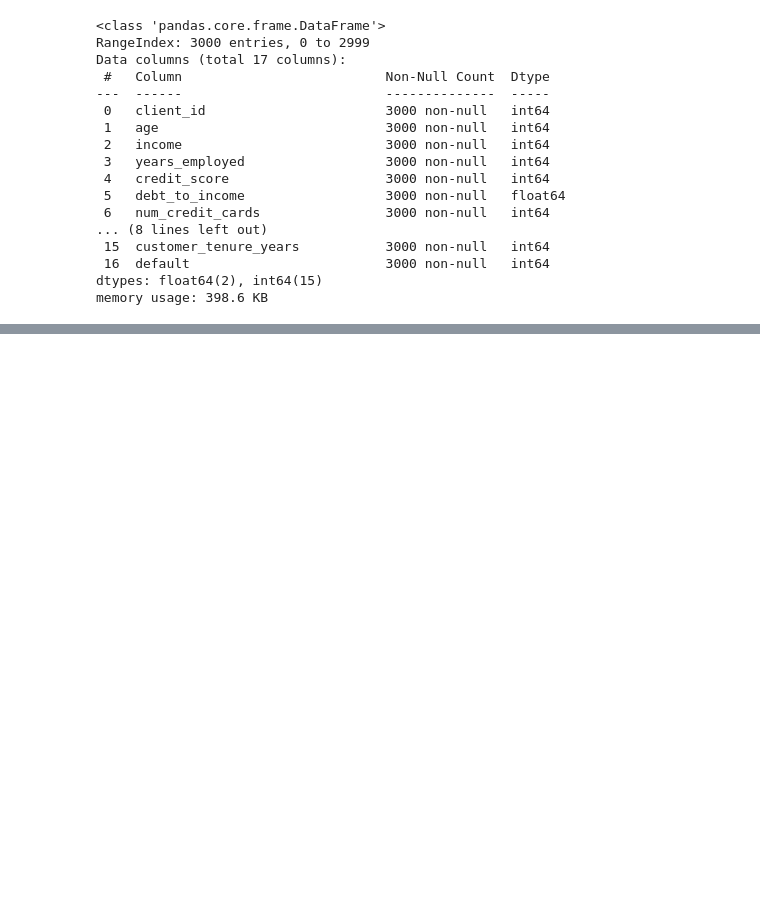
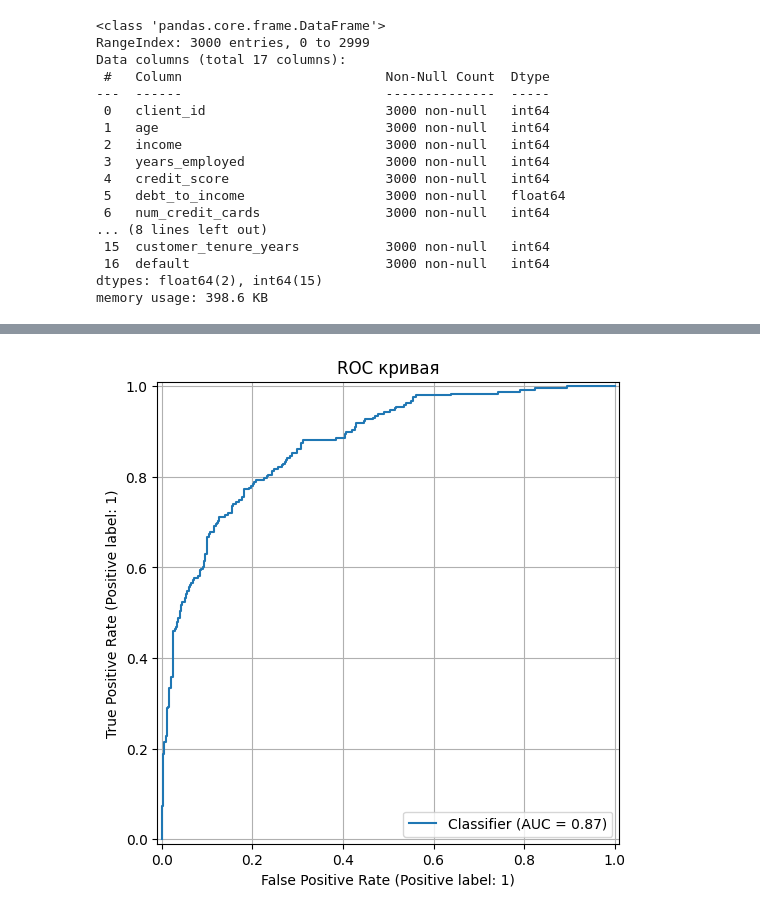
Before and after one commit to kA4errGa/AIEngineering_CoursMIREA, a Jupyter notebook: homeworks/HW05/HW05.ipynb, the cells around one changed output, grey strips where cells are left out. Cells and saved outputs as stored; diff of their text form; code cells hidden in the pictures; blank space fills up the shorter version.

```diff
--- a/homeworks/HW05/HW05.ipynb
+++ b/homeworks/HW05/HW05.ipynb
@@ -84,0 +247,28 @@ ROC-AUC = 0.5452415231826997
+# %%
+# Берём лучшую найденную модель
+best_model = grid_search.best_estimator_
+
+# Оцениваем на validation
+y_val_pred_best = best_model.predict(X_val)
+y_val_proba_best = best_model.predict_proba(X_val)[:, 1]
+
+print("=== Лучшая модель – качество на validation ===")
+print("Accuracy :", accuracy_score(y_val, y_val_pred_best))
+print("Precision:", precision_score(y_val, y_val_pred_best, zero_division=0))
+print("Recall   :", recall_score(y_val, y_val_pred_best, zero_division=0))
+print("F1-score :", f1_score(y_val, y_val_pred_best, zero_division=0))
+print("ROC-AUC  :", roc_auc_score(y_val, y_val_proba_best))
+
+# Оцениваем на test
+y_test_pred = best_model.predict(X_test)
+y_test_proba = best_model.predict_proba(X_test)[:, 1]
+
+print("\n=== Лучшая модель – качество на test ===")
+print("Accuracy :", accuracy_score(y_test, y_test_pred))
+print("Precision:", precision_score(y_test, y_test_pred, zero_division=0))
+print("Recall   :", recall_score(y_test, y_test_pred, zero_division=0))
+print("F1-score :", f1_score(y_test, y_test_pred, zero_division=0))
+print("ROC-AUC  :", roc_auc_score(y_test, y_test_proba))
+
+print("\nClassification report (test):")
+print(classification_report(y_test, y_test_pred, target_names=["Не дефолт", "Дефолт"]))
@@ -84,0 +293,14 @@ ROC-AUC = 0.5452415231826997
+# %%
+fig, axe = plt.subplots(figsize=(12, 6))
+RocCurveDisplay.from_predictions(
+    y_test,
+    y_test_proba,
+    ax=axe
+)
+axe.set_title("ROC кривая")
+axe.grid()
+
+plt.savefig('figures/roc.png')
+plt.show()
+# %% [output]
+[figure, added]
```
Also changed, not shown: parts of 12 cells of this notebook, 3 other files.
